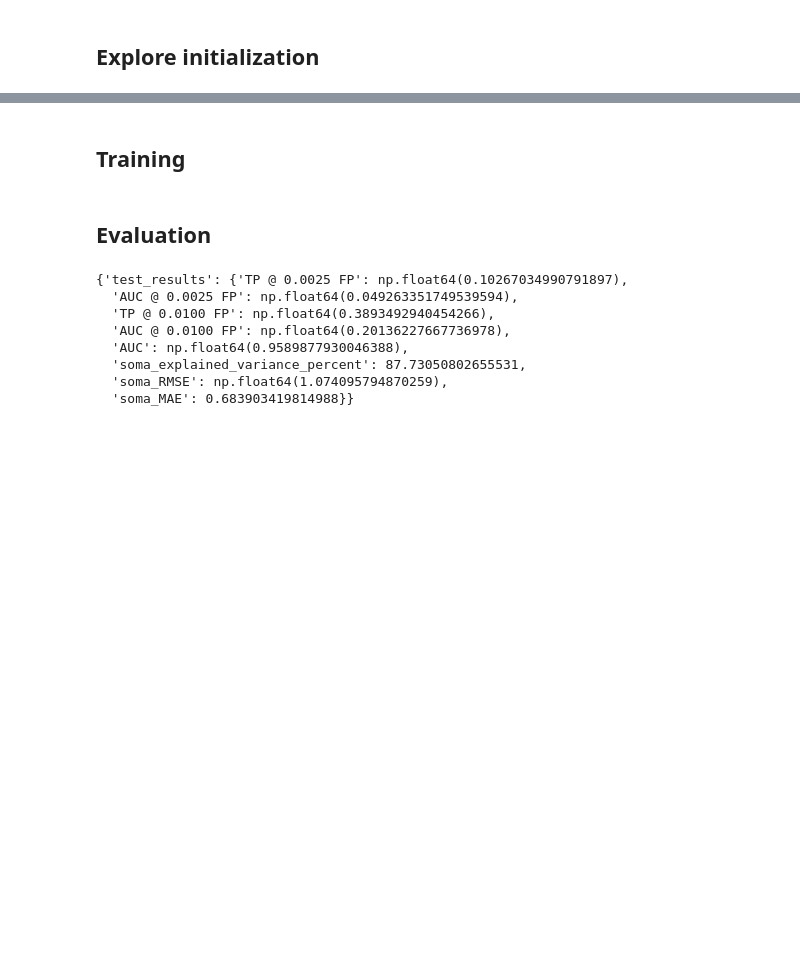
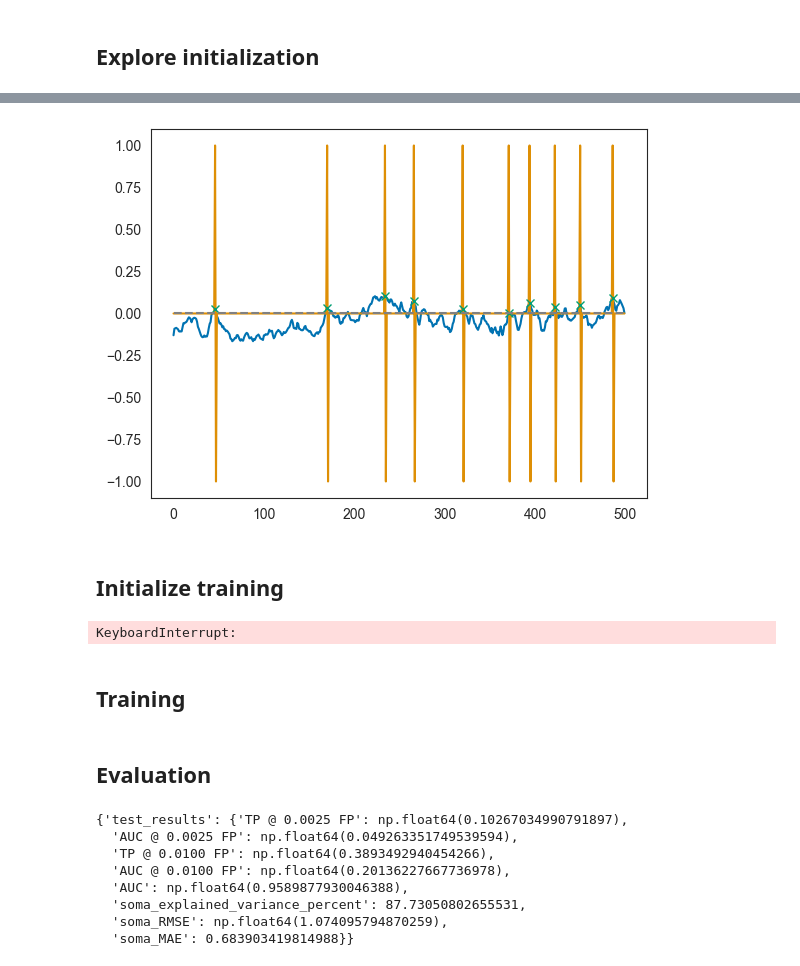
Before and after one commit to Baskin-LIU/elmneuron, a Jupyter notebook: notebooks/self_fit.ipynb, the cells around one changed output, grey strips where cells are left out. Cells and saved outputs as stored; diff of their text form; code cells hidden in the pictures; blank space fills up the shorter version.

```diff
--- a/notebooks/self_fit.ipynb
+++ b/notebooks/self_fit.ipynb
@@ -178,7 +178,3 @@ valid_evaluator = NeuronioEvaluator(
     input_window_size=train_config["input_window_size"],
     device=torch_device,
 )
-# %%
-# Visualize training data
-X_viz, (y_spike_viz, y_soma_viz, a) = next(iter(train_data_loader))
-visualize_training_batch(X_viz, y_spike_viz, y_soma_viz, num_viz=8)
@@ -232,3 +253,56 @@ with torch.no_grad():
+# %%
+def extract_spikes(outputs, visualize=False):
+    out = outputs.cpu().detach().numpy().squeeze(-1)
+    xf = filter_signal(out, 1000.0, 1, 100, 3)
+    target = np.zeros(out.shape)
+    for i, x in enumerate(out):
+        peaks, _ = signal.find_peaks(x, prominence=0.06, distance=20, height=0.)
+        target[i][peaks] = 1.0
+        target[i][peaks+1] = -1.0 ##reset
+        if i==4 and visualize:
+            plt.plot(x)
+            plt.plot(target[i])
+            plt.plot(peaks, x[peaks], "x")
+            plt.plot(np.zeros_like(xf[1]), "--", color="gray")
+            plt.show()
+
+    return target
+# %%
+target = extract_spikes(outputs, visualize=True)
+# %% [output]
+[figure, added]
+# %% [markdown]
+## Initialize training
+# %%
+model.train()
+MSELoss = nn.MSELoss()
+###set readout trainable
+###train towards
+running_loss = 0.0
+values=torch.tensor([0.]).to(torch_device)
+pbar = tqdm(
+    enumerate(train_data_loader, 0),
+    total=100,#train_config["batches_per_epoch"],
+    disable=not general_config["verbose"],
+)
+for i, data in pbar:
+    inputs, _ = data
+
+    # Perform a single training step
+    optimizer.zero_grad()
+    outputs = model(inputs)
+    target_spikes = torch.from_numpy(extract_spikes(outputs)).to(torch_device).float()
+    #loss = MSELoss(torch.heaviside(outputs, values), target_spikes.unsqueeze(-1))
+    loss = MSELoss(torch.relu(outputs), target_spikes.unsqueeze(-1)) + MSELoss(outputs, target_spikes.unsqueeze(-1))
+    loss.backward()
+    optimizer.step()
+    scheduler.step()
+
+    # Update running loss
+    running_loss += loss.item()
+    #pbar.set_description(f"Epoch {epoch+1} Loss: {running_loss / (i+1):.5f}")
+# %% [output]
+KeyboardInterrupt:
 # %% [markdown]
 ## Training
 # %%
```
Also changed, not shown: parts of 8 cells of this notebook, 2 other files.
